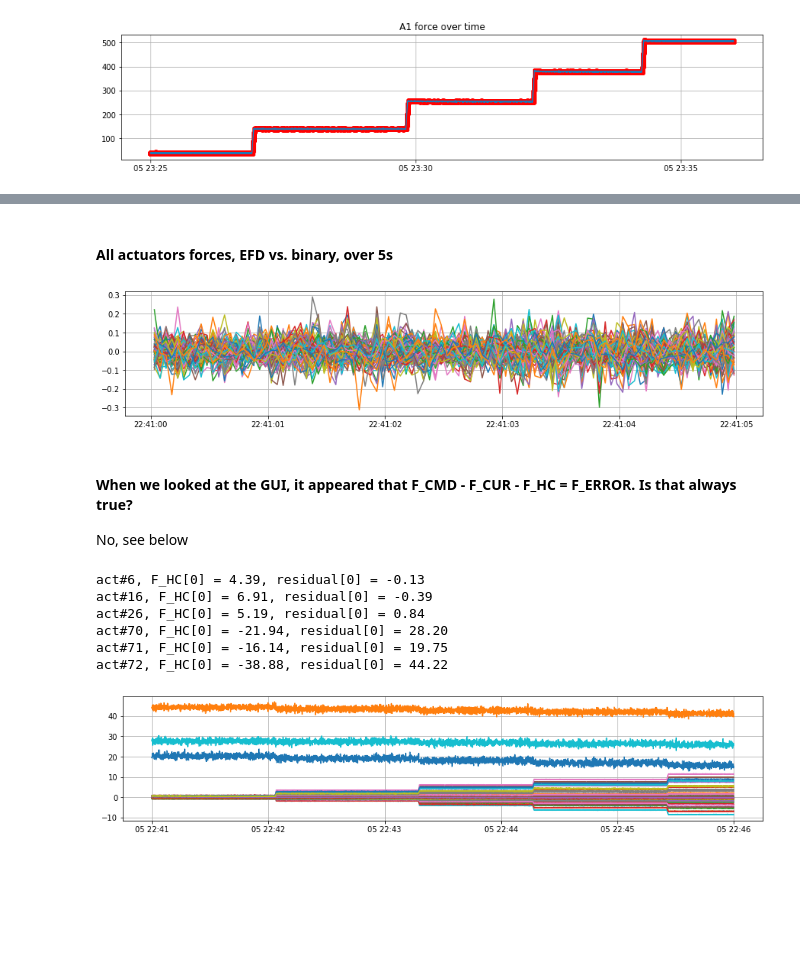
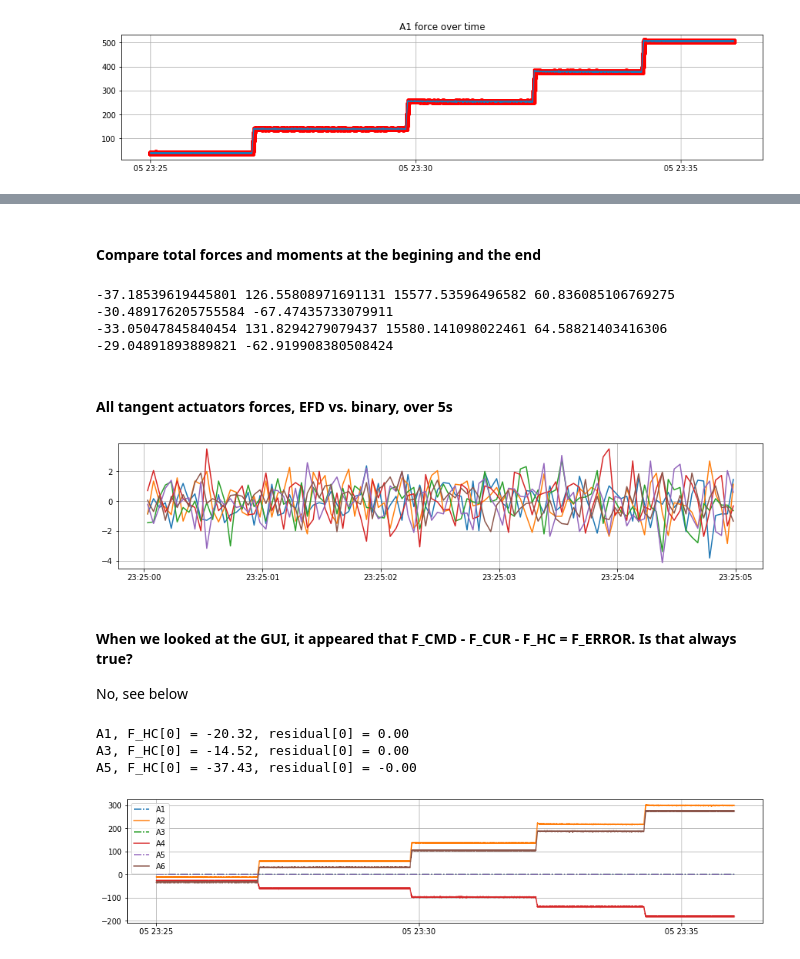
Before and after one commit to bxin/M2_summit_2003, a Jupyter notebook: a08_OL_A1_stroke.ipynb, the cells around one changed output, grey strips where cells are left out. Cells and saved outputs as stored; diff of their text form; code cells hidden in the pictures; blank space fills up the shorter version.

```diff
--- a/a08_OL_A1_stroke.ipynb
+++ b/a08_OL_A1_stroke.ipynb
@@ -148,13 +146,24 @@ mdtype = mdata.dtype  # dtypes of structures are "unsized objects"
 ndata = {n: mdata[n][0, 0] for n in mdtype.names}
 t = [datetime.strptime(ts[0][0], '%d-%b-%Y %H:%M:%S.%f') for ts in ndata['timestamp']]
 t = np.array([ti+ timedelta(hours=4, minutes=3, seconds=-5) for ti in t]) #convert to utc, 4 hours ahead of Rochester
-#The timestamps in the EFD and those in the binary files have a ~3 minutes offset (after considering time zones).
-#Could that be because of clock synchronization? between server and cRIO, for example?
-#Te-Wei: No, both are from the server. There are additional processing after writing to binary,
-# and before data is sent to SAL.
-#Bo: But, how come binary timestamps are earlier than EFD private_sndStamp.
-# The latter is consistent with clocks on Bo's laptop with accuracy of 1 minute.
 columns = [n for n, v in ndata.items()]
+nonHP = [i for i in range(78) if i+1 not in ndata['hp'][0,:]]
+nonHPa = [i for i in range(72) if i+1 not in ndata['hp'][0,:]] #a for axial actuator only
+
+def insertHPColumns(a):
+    [n1, n2] = a.shape
+    b = np.zeros((n1, n2+6))
+    ii = 0
+    for i in range(n2+6):
+        if i in nonHP:
+            b[:,i] = a[:,ii]
+            ii += 1
+        else:
+            b[:,i] = 0
+    return b
+
+ndata['f_hp'] = insertHPColumns(ndata['f_hp'])
+ndata['f_error'] = insertHPColumns(ndata['f_error'])
 # %% [output]
 ('time_delta', 'comm_cntr', 'ilc_status', 'encoder', 'force', 'disp_sensors', 'temp_sensors', 'inclinometer', 'step_cmd', 'inc_cal', 'elevation_ts_i', 'elevation_ts_u', 'elevation_ang', 'el_status', ' ...
 # %%
@@ -219,28 +222,41 @@ mass budget = 15680.00
+# %% [markdown]
+#### Compare total forces and moments at the begining and the end
+# %%
+Fx, Fy, Fz, Mx, My, Mz = getFxyzMxyz(data['force'][0,:], xact,yact, R_tangent)
+print(Fx, Fy, Fz, Mx, My, Mz)
+Fx, Fy, Fz, Mx, My, Mz = getFxyzMxyz(data['force'][-1,:], xact,yact, R_tangent)
+print(Fx, Fy, Fz, Mx, My, Mz)
+# %% [output]
+-37.18539619445801 126.55808971691131 15577.53596496582 60.836085106769275 -30.489176205755584 -67.47435733079911
+-33.05047845840454 131.8294279079437 15580.141098022461 64.58821403416306 -29.04891893889821 -62.919908380508424
 # %% [markdown]
-#### All actuators forces, EFD vs. binary, over 5s
+#### All tangent actuators forces, EFD vs. binary, over 5s
 # %%
 fig, ax = plt.subplots(figsize=(15,3))
-for i in range(72):
-    plt.plot(t[:100], data['force'][:100,i]-np.array(df['axialForceMeasured%d'%i][:100]))
+for i in range(72,78):
+    plt.plot(t[:100], data['force'][:100,i]-np.array(df['tangentLink%dDegForceMeasured'%((i-72)*60)][:100]))
 plt.grid();
 # %% [output]
-[figure, old version]
+[figure, new version]
 # %% [markdown]
 #### When we looked at the GUI, it appeared that F_CMD - F_CUR - F_HC = F_ERROR. Is that always true?
 No, see below
 # %%
 fig, ax = plt.subplots(figsize=(15,3))
-for i in range(72):
+for i in range(72,78):
     aa = data['f_cmd'][:,i] - data['force'][:,i] - data['f_hp'][:,i]-data['f_error'][:,i]
-    plt.plot(t, aa)
-    if (aa[0]>10) or i==5 or i==15 or i==25:
-        print('act#%d, F_HC[0] = %.2f, residual[0] = %.2f'%(i+1, data['f_hp'][0,i], aa[0]))
+    if i%2 == 0:
+        bb = '-.'
+    else:
+        bb = '-'
+    plt.plot(t, aa, bb, label = 'A%d'%(i-71))
+    if (max(abs(aa))<10) :
+        print('A%d, F_HC[0] = %.2f, residual[0] = %.2f'%(i-71, data['f_hp'][0,i], aa[0]))
 plt.grid()
+plt.legend()
+plt.jet()
 # %% [output]
-act#6, F_HC[0] = 4.39, residual[0] = -0.13
-act#16, F_HC[0] = 6.91, residual[0] = -0.39
-act#26, F_HC[0] = 5.19, residual[0] = 0.84
-act#70, F_HC[0] = -21.94, residual[0] = 28.20
-act#71, F_HC[0] = -16.14, residual[0] = 19.75
-act#72, F_HC[0] = -38.88, residual[0] = 44.22
+A1, F_HC[0] = -20.32, residual[0] = 0.00
+A3, F_HC[0] = -14.52, residual[0] = 0.00
+A5, F_HC[0] = -37.43, residual[0] = -0.00
-[figure, old version]
+[figure, new version]
```
Also changed, not shown: parts of 18 cells of this notebook, 6 other files.
